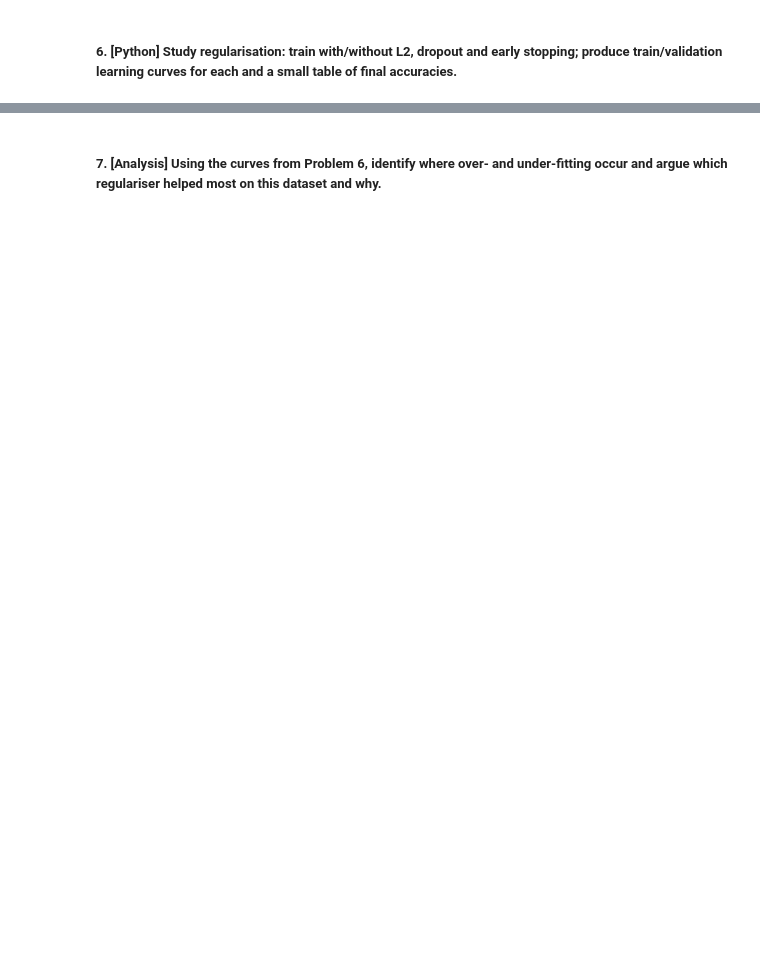
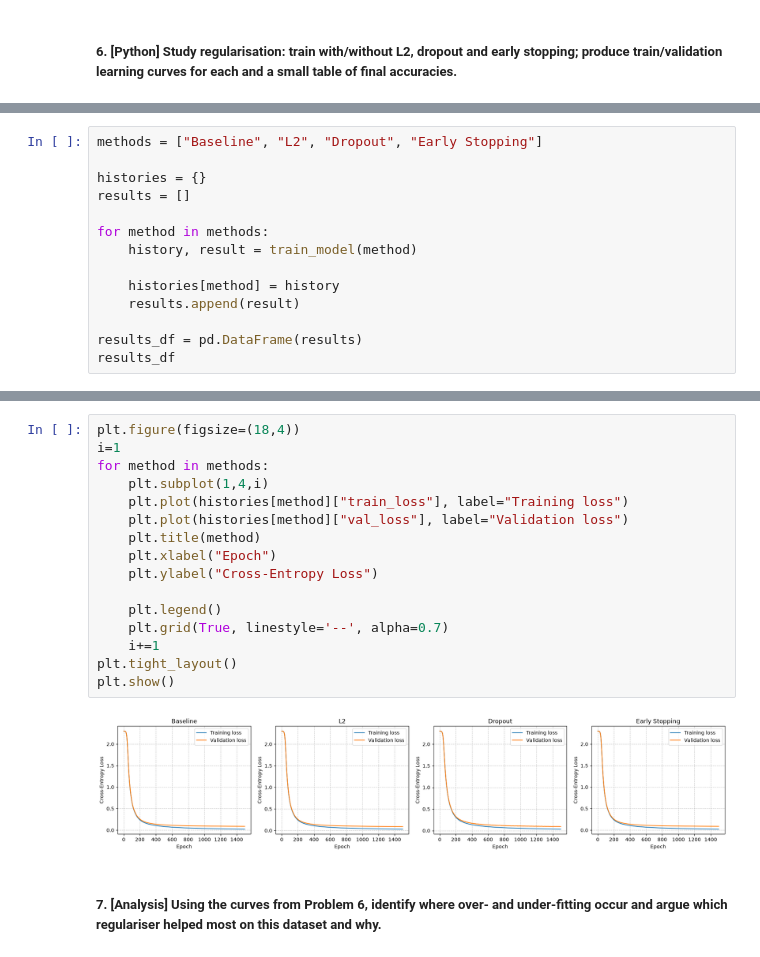
Before and after one commit to Jagaxxx/AUD_labs, a Jupyter notebook: Problem Set 2/l2.ipynb, the cells around one changed output, grey strips where cells are left out. Cells and saved outputs as stored; diff of their text form; blank space fills up the shorter version.

```diff
--- a/Problem Set 2/l2.ipynb
+++ b/Problem Set 2/l2.ipynb
@@ -489,0 +625,14 @@ comparison_df
+# %%
+methods = ["Baseline", "L2", "Dropout", "Early Stopping"]
+
+histories = {}
+results = []
+
+for method in methods:
+    history, result = train_model(method)
+
+    histories[method] = history
+    results.append(result)
+
+results_df = pd.DataFrame(results)
+results_df
@@ -490,2 +645,20 @@ comparison_df
+# %%
+plt.figure(figsize=(18,4))
+i=1
+for method in methods:
+    plt.subplot(1,4,i)
+    plt.plot(histories[method]["train_loss"], label="Training loss")
+    plt.plot(histories[method]["val_loss"], label="Validation loss")
+    plt.title(method)
+    plt.xlabel("Epoch")
+    plt.ylabel("Cross-Entropy Loss")
+
+    plt.legend()
+    plt.grid(True, linestyle='--', alpha=0.7)
+    i+=1
+plt.tight_layout()
+plt.show()
+# %% [output]
+[figure, added]
 # %% [markdown]
 ##### 7. **[Analysis]** Using the curves from Problem 6, identify where over- and under-fitting occur and argue which regulariser helped most on this dataset and why.
```
Also changed, not shown: parts of 11 cells of this notebook.
